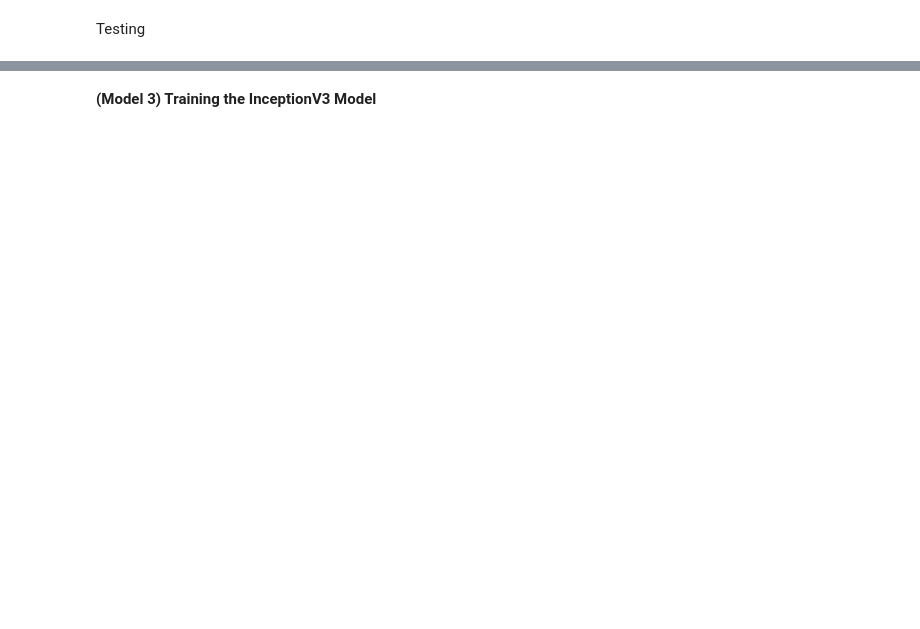
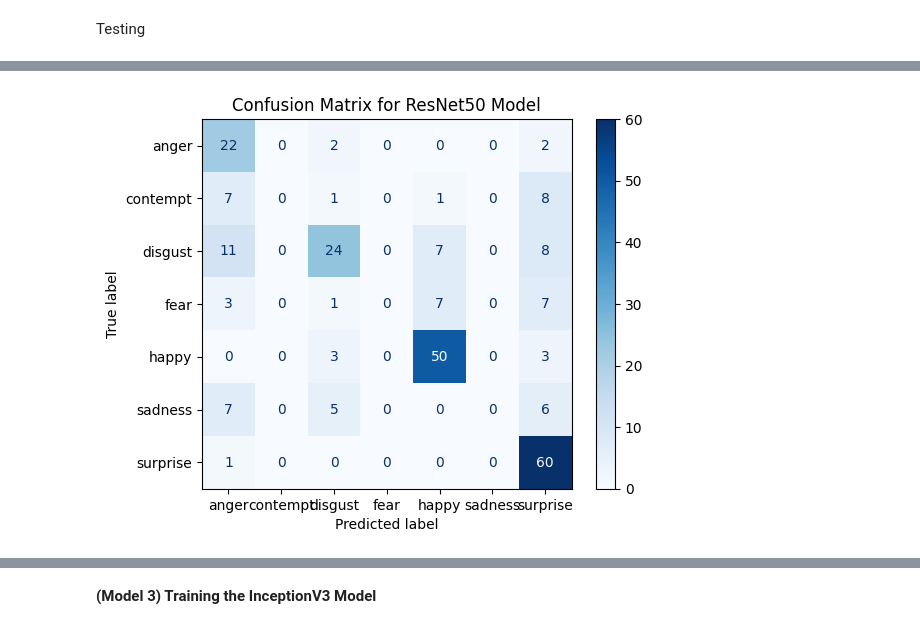
Before and after one commit to Ved204/CP468-Facial-Recognition, a Jupyter notebook: colab.ipynb, the cells around one changed output, grey strips where cells are left out. Cells and saved outputs as stored; diff of their text form; code cells hidden in the pictures; blank space fills up the shorter version.

```diff
--- a/colab.ipynb
+++ b/colab.ipynb
@@ -666,0 +829,17 @@ plt.show()
+# %%
+from sklearn.metrics import confusion_matrix, ConfusionMatrixDisplay
+
+# Predict the test data
+resnet50_y_pred = resnet50_model.predict(X_test)
+resnet50_y_pred_classes = np.argmax(resnet50_y_pred, axis=1)
+resnet50_y_true = np.argmax(Y_test, axis=1)
+
+# Compute confusion matrix
+resnet50_cm = confusion_matrix(resnet50_y_true, resnet50_y_pred_classes)
+
+# Display confusion matrix
+resnet50_disp = ConfusionMatrixDisplay(confusion_matrix=resnet50_cm, display_labels=list(original_label_mapping.values()))
+resnet50_disp.plot(cmap=plt.cm.Blues)
+plt.title('Confusion Matrix for ResNet50 Model')
+plt.show()
+# %% [output]
@@ -666,0 +847 @@ plt.show()
+[figure, added]
```
Also changed, not shown: parts of 52 cells of this notebook.
